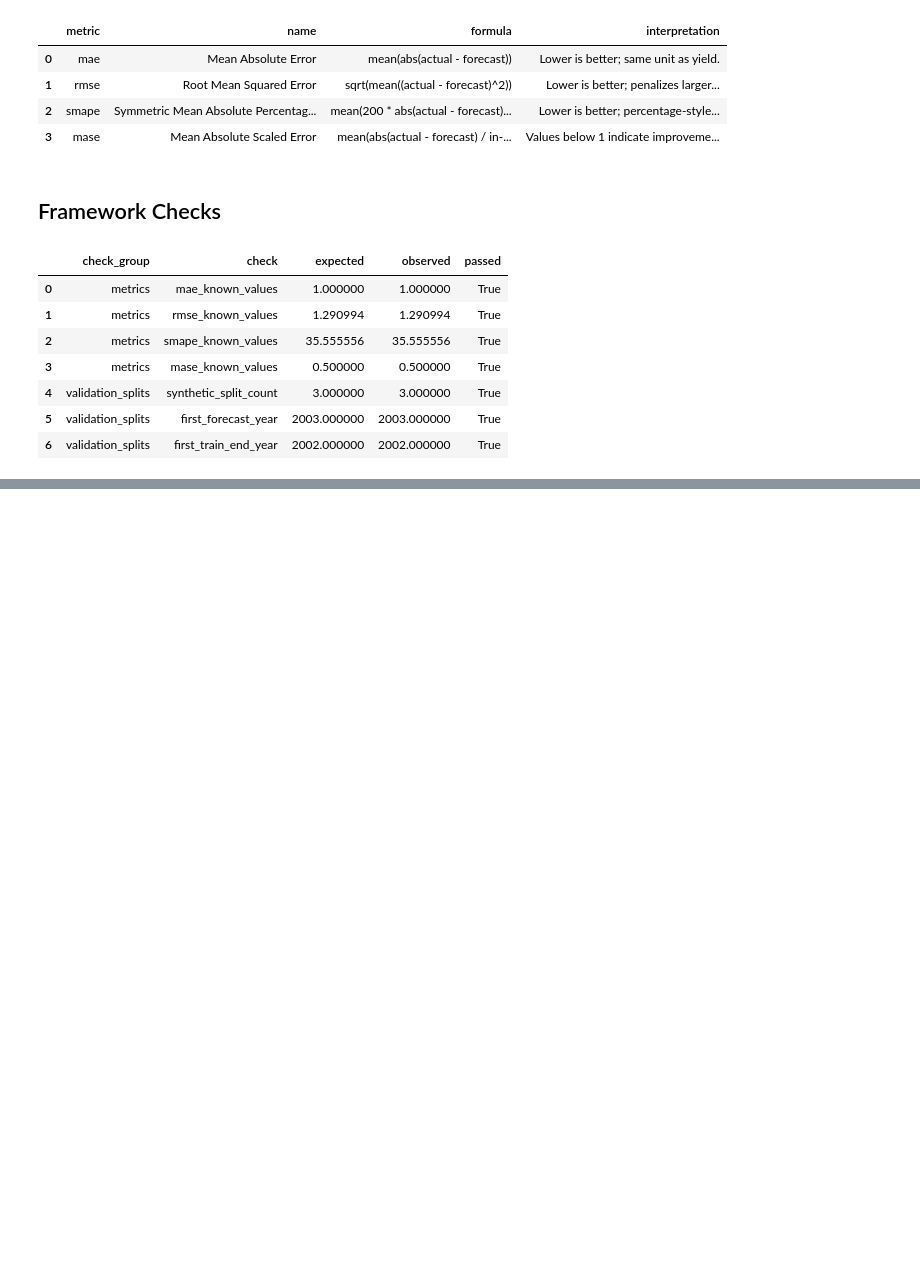
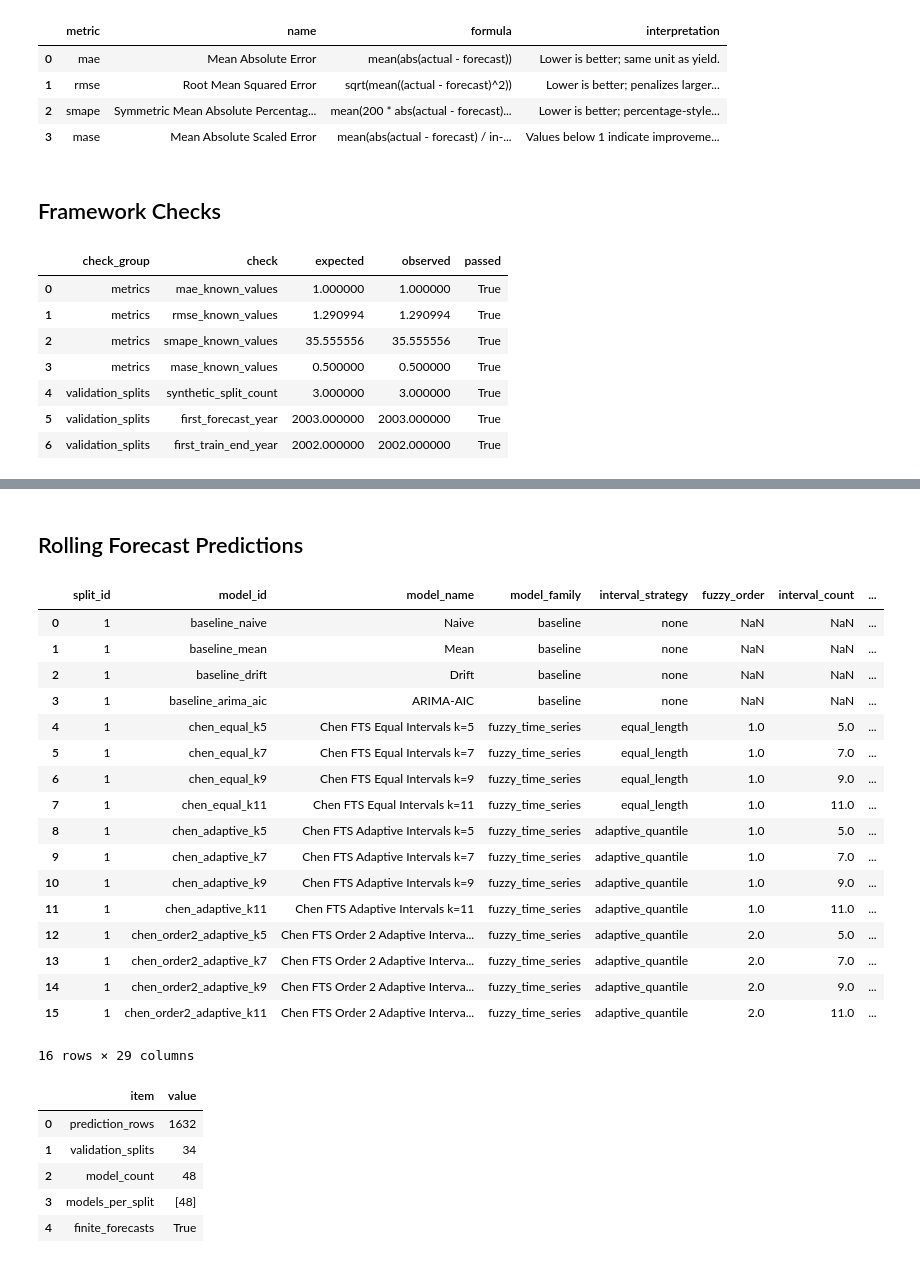
Before and after one commit to Richmiz/Fuzzy, a Jupyter notebook: notebooks/ghana_cocoa_yield_forecasting.ipynb, the cells around one changed output, grey strips where cells are left out. Drawn from its saved outputs; the diff is of its cells as text; code cells hidden in the pictures; blank space fills up the shorter version.

```diff
--- a/notebooks/ghana_cocoa_yield_forecasting.ipynb
+++ b/notebooks/ghana_cocoa_yield_forecasting.ipynb
@@ -254,0 +308,39 @@ validation_checks
+# %% [markdown]
+## Rolling Forecast Predictions
+# %%
+display(rolling_predictions.head(16))
+
+prediction_summary = {
+    "prediction_rows": len(rolling_predictions),
+    "validation_splits": rolling_predictions["split_id"].nunique(),
+    "model_count": rolling_predictions["model_id"].nunique(),
+    "models_per_split": rolling_predictions.groupby("split_id")["model_id"].nunique().unique().tolist(),
+    "finite_forecasts": rolling_predictions["forecast_yield"].notna().all(),
+}
+
+pd.DataFrame(prediction_summary.items(), columns=["item", "value"])
+# %% [output]
+|  | split_id | model_id | model_name | model_family | interval_strategy | fuzzy_order | interval_count | ... |
+| 0 | 1 | baseline_naive | Naive | baseline | none | NaN | NaN | ... |
+| 1 | 1 | baseline_mean | Mean | baseline | none | NaN | NaN | ... |
+| 2 | 1 | baseline_drift | Drift | baseline | none | NaN | NaN | ... |
+| 3 | 1 | baseline_arima_aic | ARIMA-AIC | baseline | none | NaN | NaN | ... |
+| 4 | 1 | chen_equal_k5 | Chen FTS Equal Intervals k=5 | fuzzy_time_series | equal_length | 1.0 | 5.0 | ... |
+| 5 | 1 | chen_equal_k7 | Chen FTS Equal Intervals k=7 | fuzzy_time_series | equal_length | 1.0 | 7.0 | ... |
+| 6 | 1 | chen_equal_k9 | Chen FTS Equal Intervals k=9 | fuzzy_time_series | equal_length | 1.0 | 9.0 | ... |
+| 7 | 1 | chen_equal_k11 | Chen FTS Equal Intervals k=11 | fuzzy_time_series | equal_length | 1.0 | 11.0 | ... |
+| 8 | 1 | chen_adaptive_k5 | Chen FTS Adaptive Intervals k=5 | fuzzy_time_series | adaptive_quantile | 1.0 | 5.0 | ... |
+| 9 | 1 | chen_adaptive_k7 | Chen FTS Adaptive Intervals k=7 | fuzzy_time_series | adaptive_quantile | 1.0 | 7.0 | ... |
+| 10 | 1 | chen_adaptive_k9 | Chen FTS Adaptive Intervals k=9 | fuzzy_time_series | adaptive_quantile | 1.0 | 9.0 | ... |
+| 11 | 1 | chen_adaptive_k11 | Chen FTS Adaptive Intervals k=11 | fuzzy_time_series | adaptive_quantile | 1.0 | 11.0 | ... |
+| 12 | 1 | chen_order2_adaptive_k5 | Chen FTS Order 2 Adaptive Interva... | fuzzy_time_series | adaptive_quantile | 2.0 | 5.0 | ... |
+| 13 | 1 | chen_order2_adaptive_k7 | Chen FTS Order 2 Adaptive Interva... | fuzzy_time_series | adaptive_quantile | 2.0 | 7.0 | ... |
+| 14 | 1 | chen_order2_adaptive_k9 | Chen FTS Order 2 Adaptive Interva... | fuzzy_time_series | adaptive_quantile | 2.0 | 9.0 | ... |
+| 15 | 1 | chen_order2_adaptive_k11 | Chen FTS Order 2 Adaptive Interva... | fuzzy_time_series | adaptive_quantile | 2.0 | 11.0 | ... |
+16 rows × 29 columns
+|  | item | value |
+| 0 | prediction_rows | 1632 |
+| 1 | validation_splits | 34 |
+| 2 | model_count | 48 |
+| 3 | models_per_split | [48] |
+| 4 | finite_forecasts | True |
```
Also changed, not shown: parts of 42 cells of this notebook, 31 other files.
